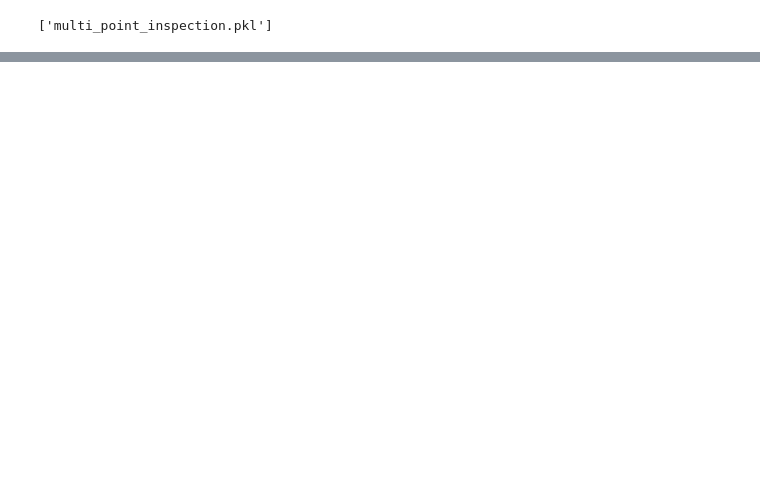
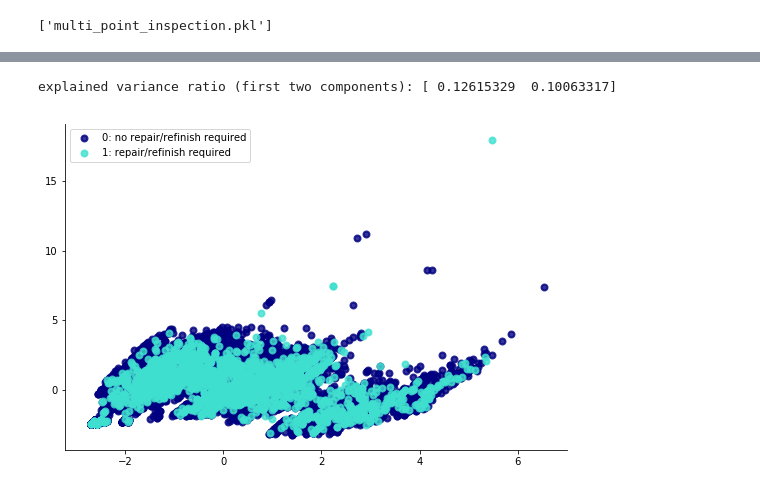
Before and after one commit to nhirons/carforce, a Jupyter notebook: model_training.ipynb, the cells around one changed output, grey strips where cells are left out. Cells and saved outputs as stored; diff of their text form; code cells hidden in the pictures; blank space fills up the shorter version.

```diff
--- a/model_training.ipynb
+++ b/model_training.ipynb
@@ -329,0 +290,2 @@ if run_gs:
+# %%
+x[['engine_size', 'mileage', 'age']] = scaler.fit_transform(df_x[['engine_size', 'mileage', 'age']].fillna(df_x.median()))
@@ -329,0 +421,11 @@ if run_gs:
+# %%
+svm_results = pd.DataFrame()
+
+for output_col in df_y.columns:
+
+    y_pred = svm_model_dict[output_col].predict(x)
+
+    svm_results.loc[output_col, 'accuracy'] = sk.metrics.accuracy_score(y, y_pred)
+    svm_results.loc[output_col, 'precision'] = sk.metrics.precision_score(y, y_pred)
+    svm_results.loc[output_col, 'recall'] = sk.metrics.recall_score(y, y_pred)
+    svm_results.loc[output_col, 'f-score'] = sk.metrics.f1_score(y, y_pred)
@@ -329,0 +525,2 @@ if run_gs:
+# %%
+x_pca = scaler.fit_transform(x.fillna(df_x.median()))
@@ -329,0 +545,25 @@ if run_gs:
+# %%
+y_pca = df_y['y_repair_or_refinish']
+# %%
+target_names = ['0: no repair/refinish required', '1: repair/refinish required']
+
+pca = PCA(n_components=2)
+X_r = pca.fit(x_pca).transform(x_pca)
+
+# Percentage of variance explained for each components
+print('explained variance ratio (first two components): %s'
+      % str(pca.explained_variance_ratio_))
+
+plt.figure(figsize = (9,6))
+colors = ['navy', 'turquoise']
+lw = 2
+
+for color, i, target_name in zip(colors, [0, 1], target_names):
+    plt.scatter(X_r[y_pca == i, 0], X_r[y_pca == i, 1], color=color, alpha=.8, lw=lw,
+                label=target_name)
+plt.legend(loc='upper left', shadow=False, scatterpoints=1)
+sns.despine()
+plt.show()
+# %% [output]
+explained variance ratio (first two components): [ 0.12615329  0.10063317]
+[figure, added]
```
Also changed, not shown: parts of 30 cells of this notebook.
